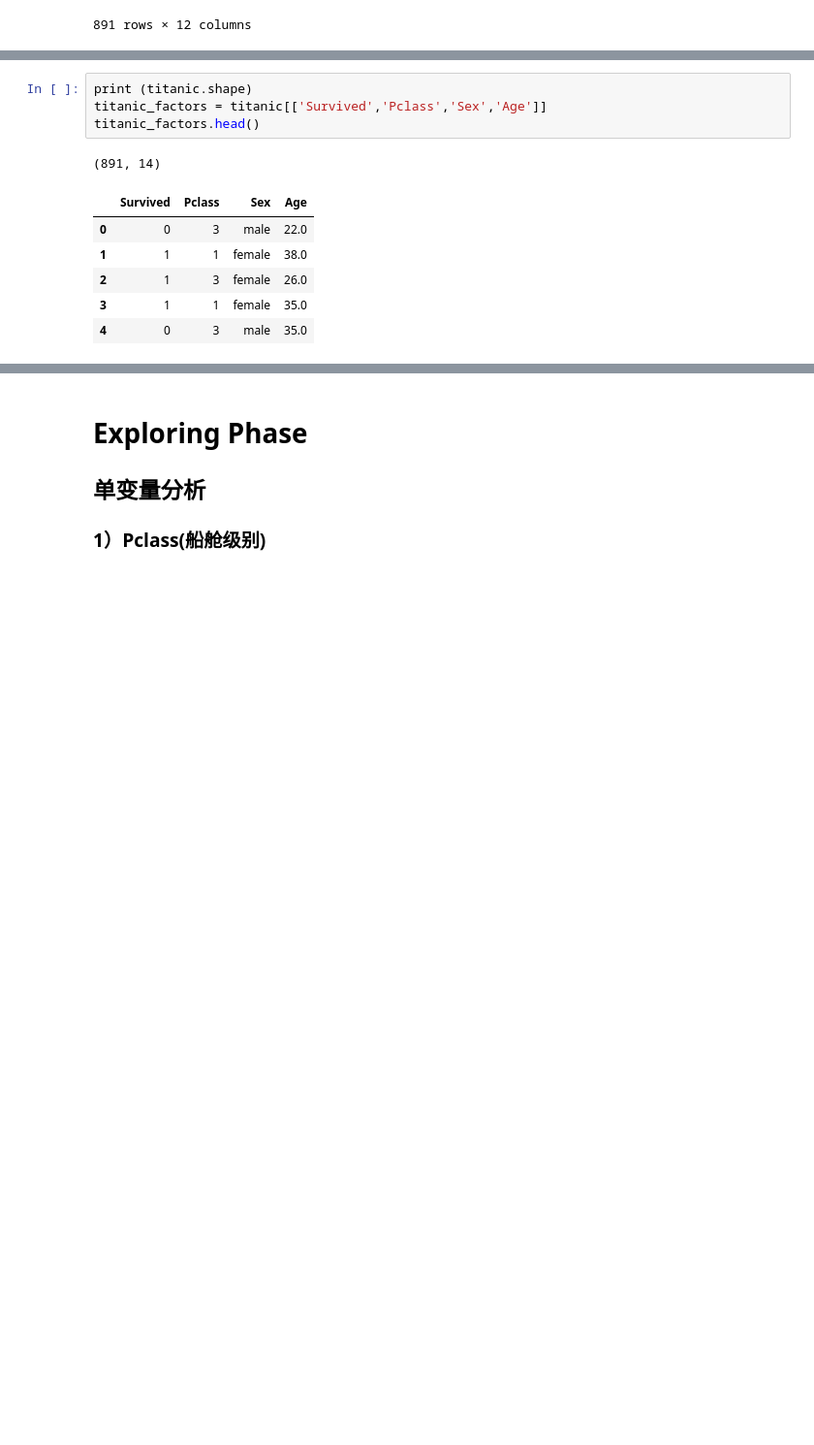
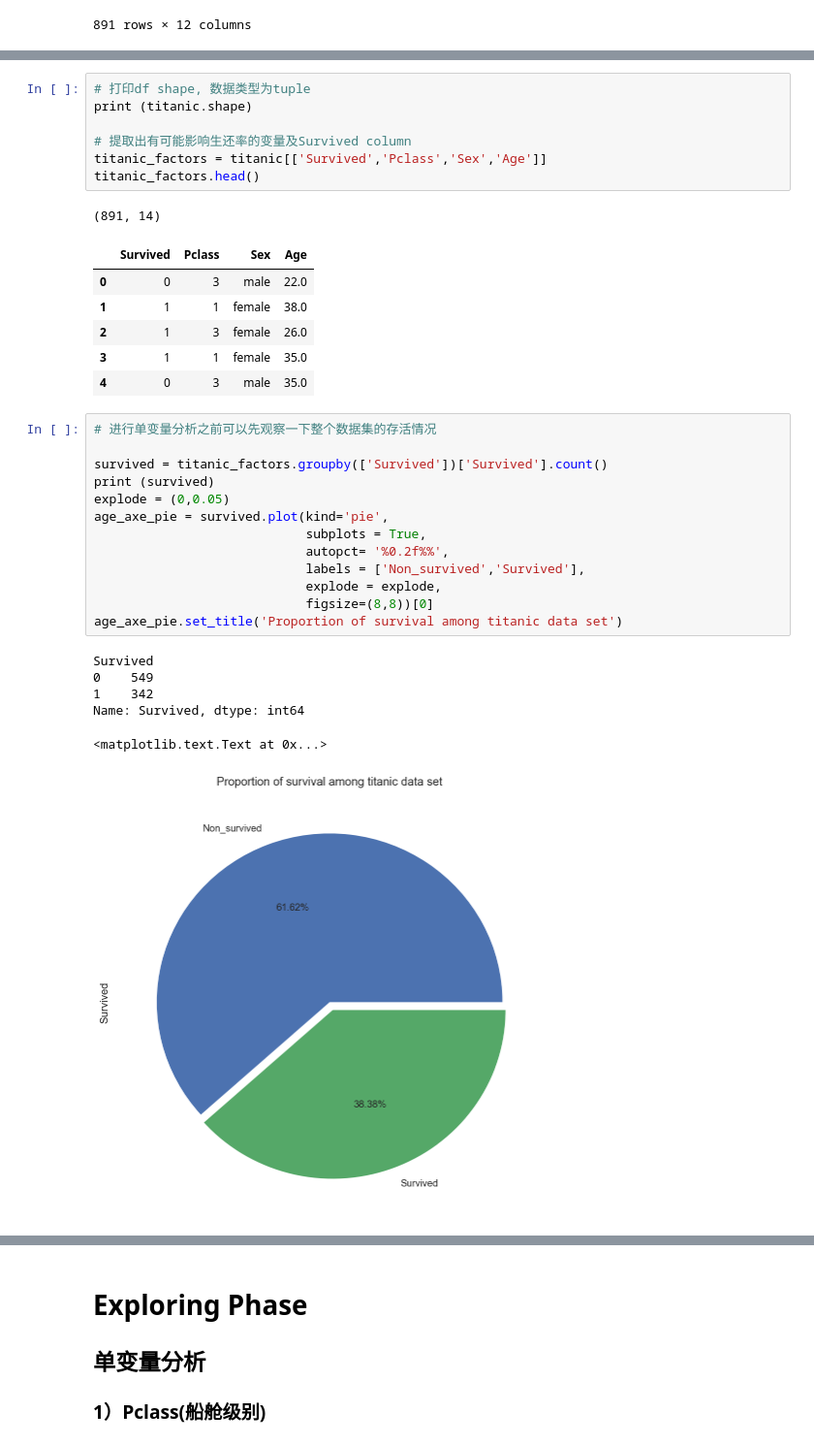
Before and after one commit to SunshineyYang1992/Udacity_P2, a Jupyter notebook: Titanic_data_analysis.ipynb, the cells around one changed output, grey strips where cells are left out. Shown: that part at 97% size. Saved outputs shown, nothing was run; the diff lists cells and outputs as text; blank space fills up the shorter version.

```diff
--- a/Titanic_data_analysis.ipynb
+++ b/Titanic_data_analysis.ipynb
@@ -81,7 +82,10 @@ titanic.head()
 | 3 | 4 | 1 | 1 | Futrelle, Mrs. Jacques Heath (Lil... | female | 35.0 | 1 | 0 | 113803 | 53.1000 | ... |
 | 4 | 5 | 0 | 3 | Allen, Mr. William Henry | male | 35.0 | 0 | 0 | 373450 | 8.0500 | ... |
 # %%
+# 打印df shape, 数据类型为tuple
 print (titanic.shape)
+
+# 提取出有可能影响生还率的变量及Survived column
 titanic_factors = titanic[['Survived','Pclass','Sex','Age']]
 titanic_factors.head()
 # %% [output]
@@ -92,3 +96,23 @@ titanic_factors.head()
 | 2 | 1 | 3 | female | 26.0 |
 | 3 | 1 | 1 | female | 35.0 |
 | 4 | 0 | 3 | male | 35.0 |
+# %%
+# 进行单变量分析之前可以先观察一下整个数据集的存活情况
+
+survived = titanic_factors.groupby(['Survived'])['Survived'].count()
+print (survived)
+explode = (0,0.05)
+age_axe_pie = survived.plot(kind='pie',
+                            subplots = True,
+                            autopct= '%0.2f%%',
+                            labels = ['Non_survived','Survived'],
+                            explode = explode,
+                            figsize=(8,8))[0]
+age_axe_pie.set_title('Proportion of survival among titanic data set')
+# %% [output]
+Survived
+0    549
+1    342
+Name: Survived, dtype: int64
+<matplotlib.text.Text at 0x...>
+[figure, added]
```
Also changed, not shown: parts of 22 cells of this notebook.
